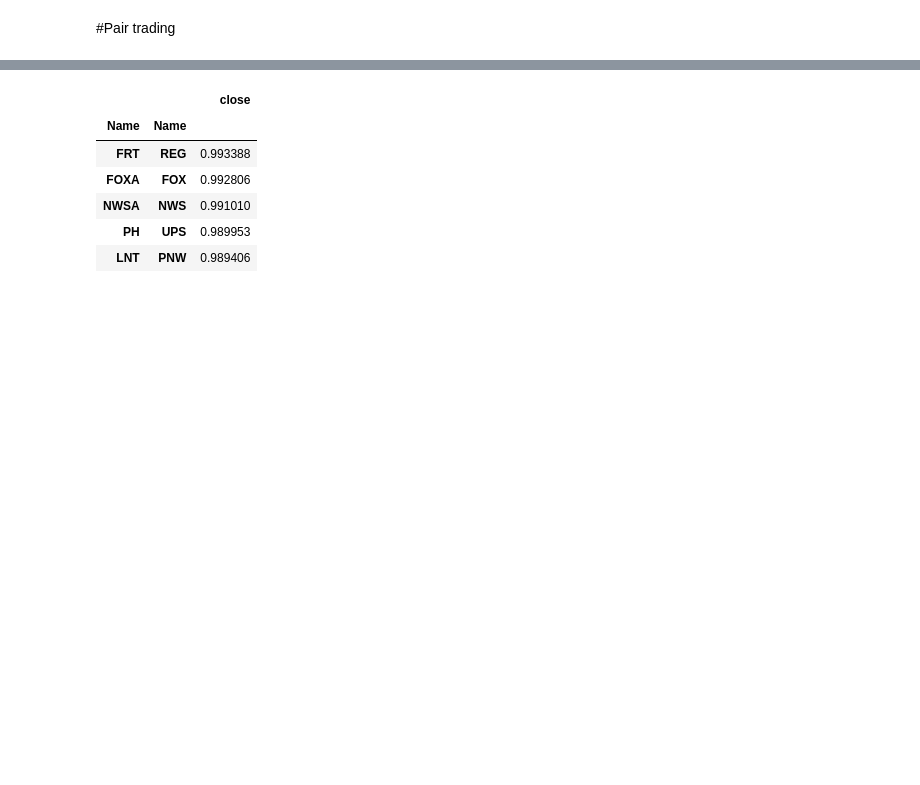
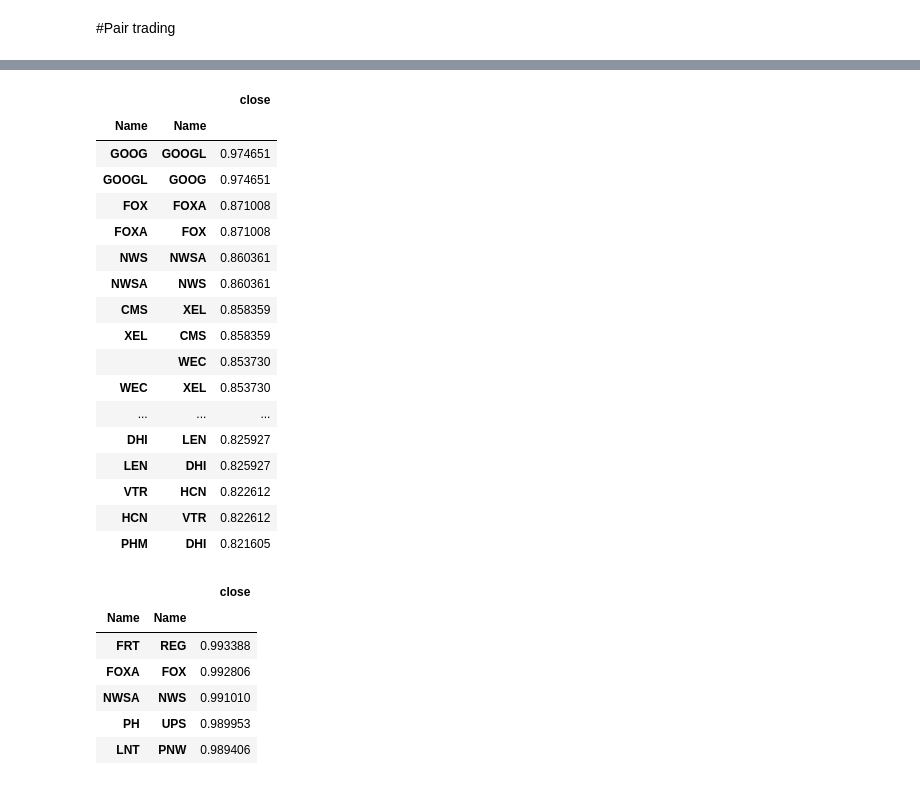
Before and after one commit to arifuddinatif/Quantitative-Analysis-and-Modeling-for-S-P-500, a Jupyter notebook: S&P_500_project.ipynb, the cells around one changed output, grey strips where cells are left out. Cells and saved outputs as stored; diff of their text form; code cells hidden in the pictures; blank space fills up the shorter version.

```diff
--- a/S&P_500_project.ipynb
+++ b/S&P_500_project.ipynb
@@ -467,3 +448,24 @@ sorted_pairs[510:520:2]
+# %%
+sorted_pairs[505:540]
+# %% [output]
+|  |  | close |
+| Name | Name |  |
+| GOOG | GOOGL | 0.974651 |
+| GOOGL | GOOG | 0.974651 |
+| FOX | FOXA | 0.871008 |
+| FOXA | FOX | 0.871008 |
+| NWS | NWSA | 0.860361 |
+| NWSA | NWS | 0.860361 |
+| CMS | XEL | 0.858359 |
+| XEL | CMS | 0.858359 |
+|  | WEC | 0.853730 |
+| WEC | XEL | 0.853730 |
+| ... | ... | ... |
+| DHI | LEN | 0.825927 |
+| LEN | DHI | 0.825927 |
+| VTR | HCN | 0.822612 |
+| HCN | VTR | 0.822612 |
+| PHM | DHI | 0.821605 |
 # %%
 def top_5_pairs(year):
 
```
Also changed, not shown: parts of 11 cells of this notebook.
